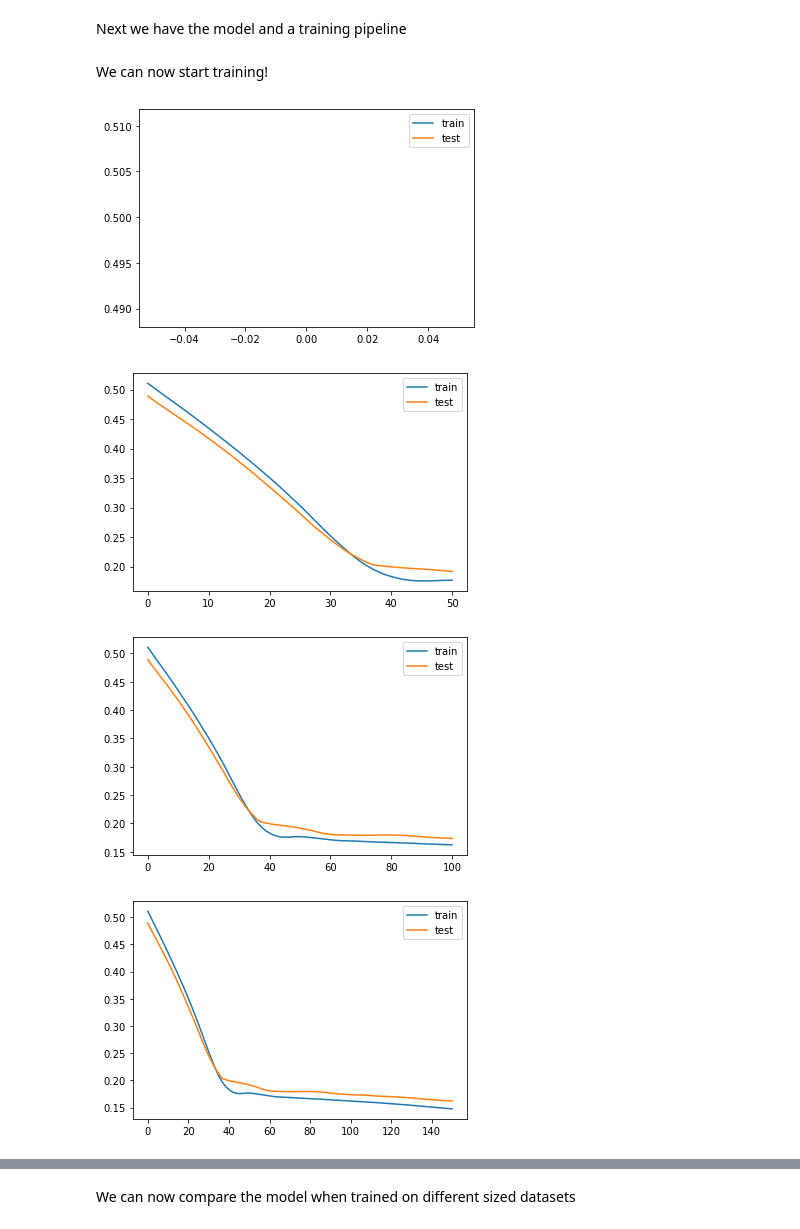
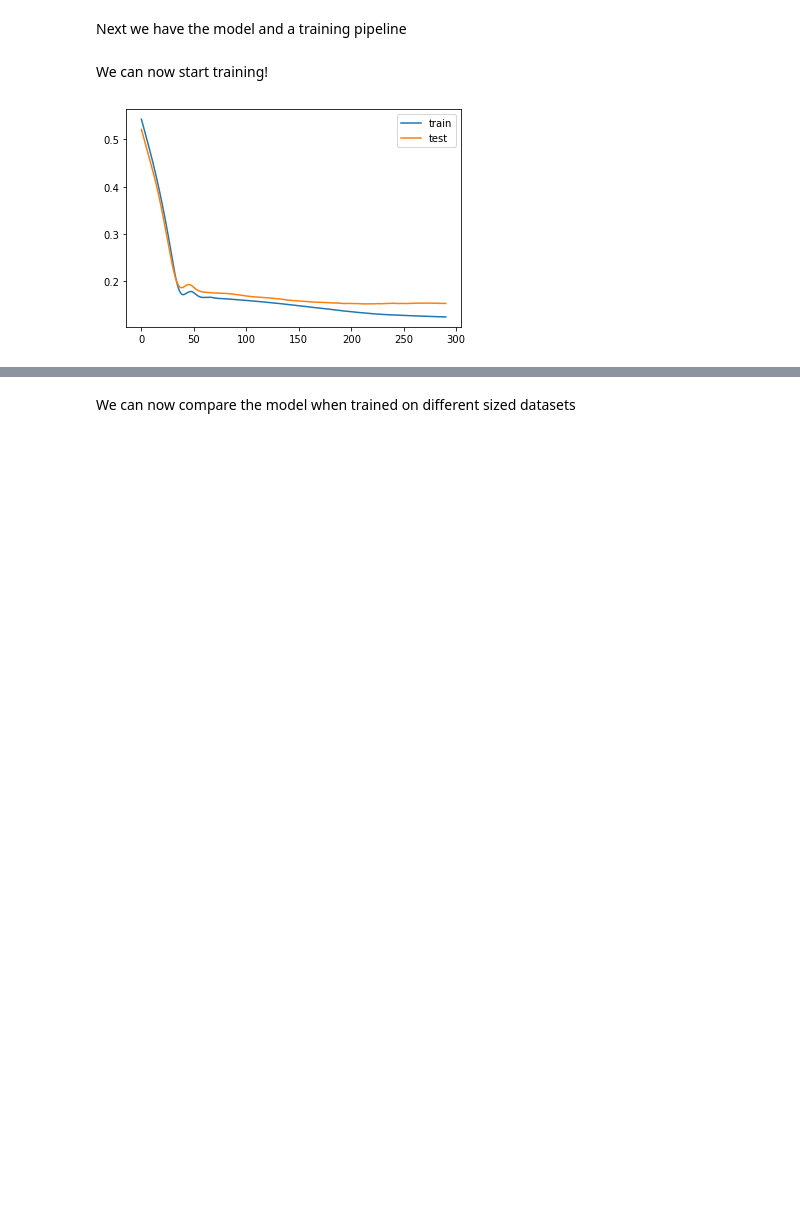
Before and after one commit to gullo97/Beam-Project, a Jupyter notebook: train.ipynb, the cells around one changed output, grey strips where cells are left out. Cells and saved outputs as stored; diff of their text form; code cells hidden in the pictures; blank space fills up the shorter version.

```diff
--- a/train.ipynb
+++ b/train.ipynb
@@ -130,7 +130,7 @@ def train(
             losses_test.append(loss_test.item())
         #             writer.add_scalar('Loss_test', loss_test, global_step=e)
 
-        if e % log_interval == 0:
+        if e % log_interval == 0 and e != 0:
             # writer.add_scalar("Loss", loss, global_step=e)
             # writer.add_scalar("Loss_test", loss_test, global_step=e)
             plt.plot(losses_train, label="train")
@@ -142,21 +142,18 @@ We can now start training!
 # %%
 model = BeamNetV4().to(device)
 
 # %% ##############################################################################################
 ################################## Train ##########################################################
 train(
     model,
     epochs = 300,
     datarray_in=datarray_in,
     datarray_out=datarray_out,
     datatest_in=datatest_in,
     datatest_out=datatest_out,
     lr=0.0001,
-    log_interval=50,
+    log_interval=290,
     exp_name="Bigger_dataset_BeamV4_prova",
 )
 # %% [output]
-[figure, old version]
+[figure, new version]
-[figure, removed]
-[figure, removed]
-[figure, removed]
```
Also changed, not shown: parts of 3 cells of this notebook.
